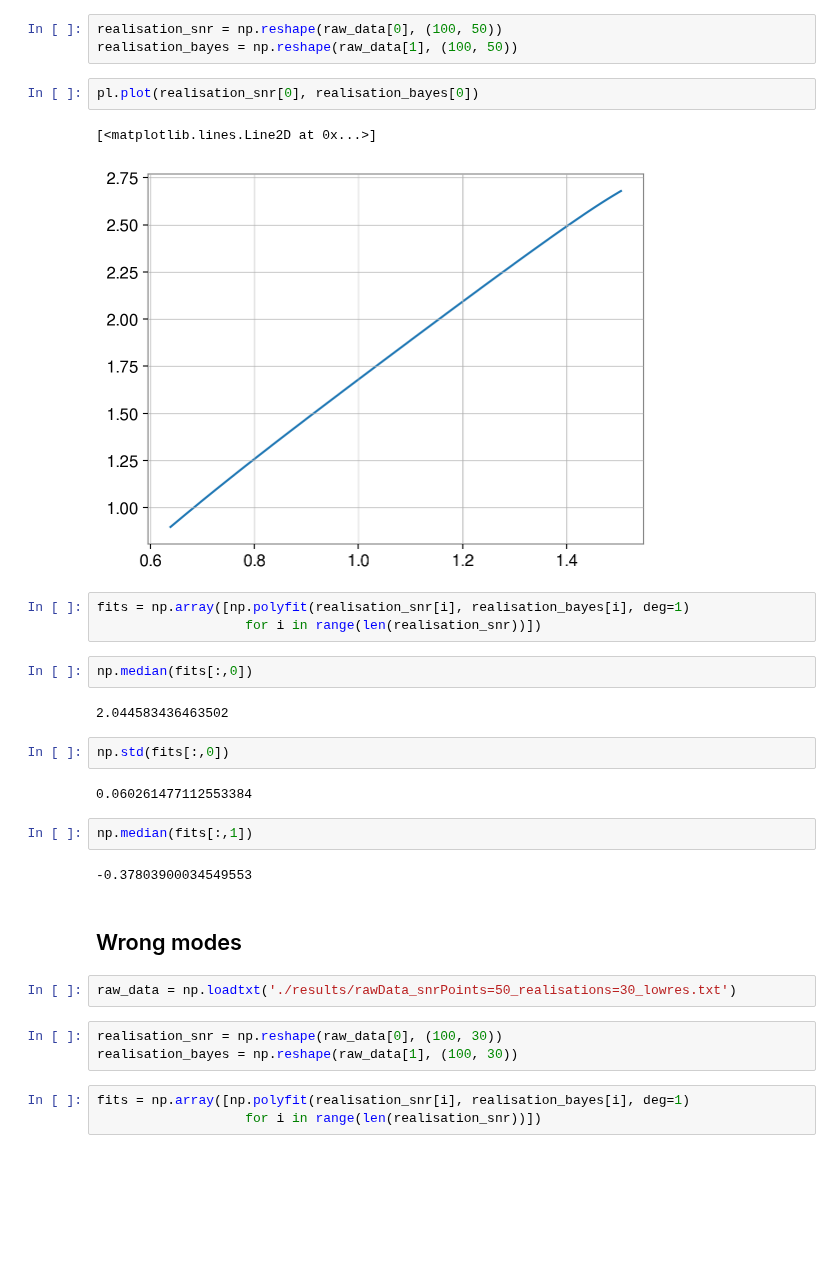
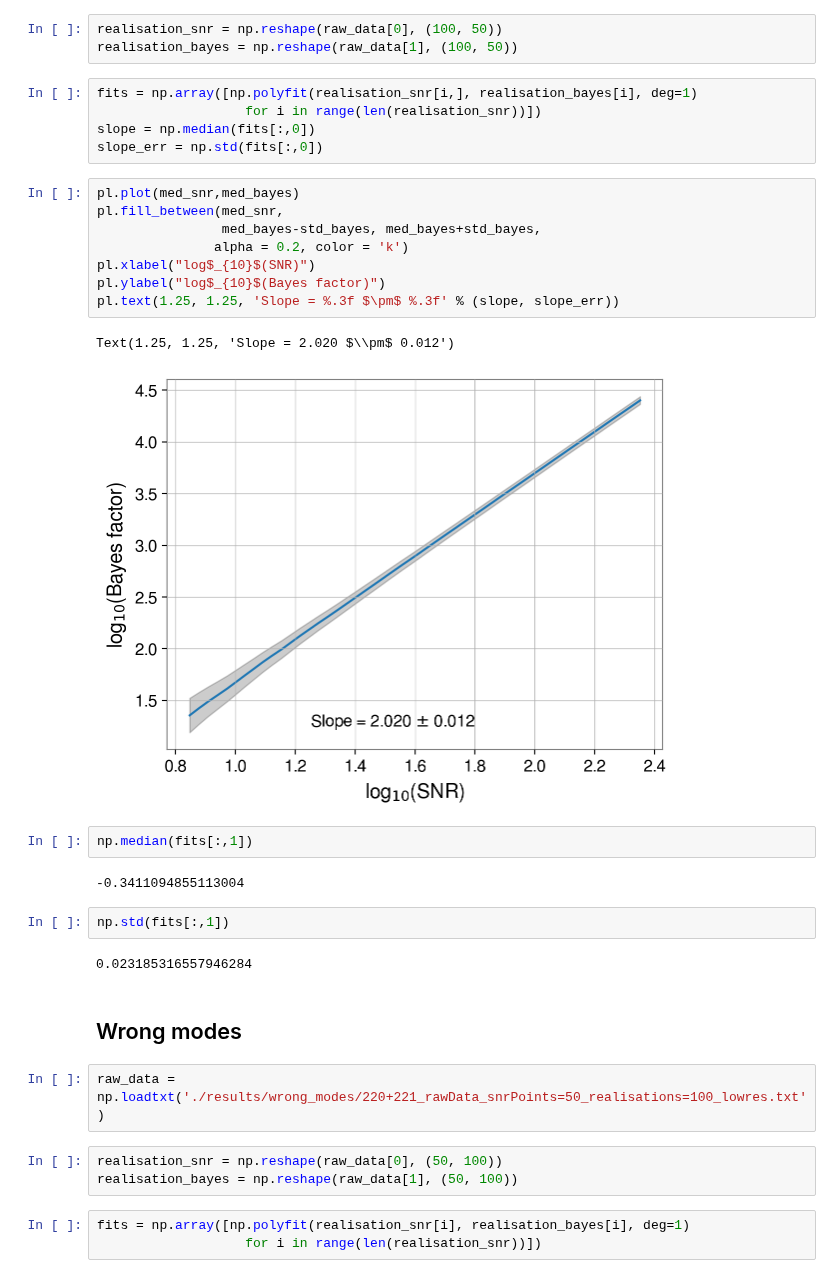
Before and after one commit to Sizheng-Ma/qnm_filter, a Jupyter notebook: code_demo/cluster_results - Bayes.ipynb, the cells around one changed output. Saved outputs shown, nothing was run; the diff lists cells and outputs as text; blank space fills up the shorter version.

Commit message:
Wrong mode

```diff
--- a/code_demo/cluster_results - Bayes.ipynb
+++ b/code_demo/cluster_results - Bayes.ipynb
@@ -36,33 +25,37 @@ raw_data = np.loadtxt('./results/rawData_snrPoints=50_realisations=100_lowres.tx
 # %%
 realisation_snr = np.reshape(raw_data[0], (100, 50))
 realisation_bayes = np.reshape(raw_data[1], (100, 50))
-# %%
-pl.plot(realisation_snr[0], realisation_bayes[0])
-# %% [output]
-[<matplotlib.lines.Line2D at 0x...>]
-[figure, removed]
 # %%
-fits = np.array([np.polyfit(realisation_snr[i], realisation_bayes[i], deg=1)
+fits = np.array([np.polyfit(realisation_snr[i,], realisation_bayes[i], deg=1)
                    for i in range(len(realisation_snr))])
+slope = np.median(fits[:,0])
+slope_err = np.std(fits[:,0])
-# %%
-np.median(fits[:,0])
-# %% [output]
-2.044583436463502
-# %%
-np.std(fits[:,0])
-# %% [output]
-0.060261477112553384
+# %%
+pl.plot(med_snr,med_bayes)
+pl.fill_between(med_snr,
+                med_bayes-std_bayes, med_bayes+std_bayes,
+               alpha = 0.2, color = 'k')
+pl.xlabel("log$_{10}$(SNR)")
+pl.ylabel("log$_{10}$(Bayes factor)")
+pl.text(1.25, 1.25, 'Slope = %.3f $\pm$ %.3f' % (slope, slope_err))
+# %% [output]
+Text(1.25, 1.25, 'Slope = 2.020 $\\pm$ 0.012')
+[figure, added]
 # %%
 np.median(fits[:,1])
 # %% [output]
--0.37803900034549553
+-0.3411094855113004
+# %%
+np.std(fits[:,1])
+# %% [output]
+0.023185316557946284
 # %% [markdown]
 ## Wrong modes
 # %%
-raw_data = np.loadtxt('./results/rawData_snrPoints=50_realisations=30_lowres.txt')
+raw_data = np.loadtxt('./results/wrong_modes/220+221_rawData_snrPoints=50_realisations=100_lowres.txt')
 # %%
-realisation_snr = np.reshape(raw_data[0], (100, 30))
-realisation_bayes = np.reshape(raw_data[1], (100, 30))
+realisation_snr = np.reshape(raw_data[0], (50, 100))
+realisation_bayes = np.reshape(raw_data[1], (50, 100))
 # %%
 fits = np.array([np.polyfit(realisation_snr[i], realisation_bayes[i], deg=1)
                    for i in range(len(realisation_snr))])
```
Also changed, not shown: parts of 4 cells of this notebook, 6 other files.
